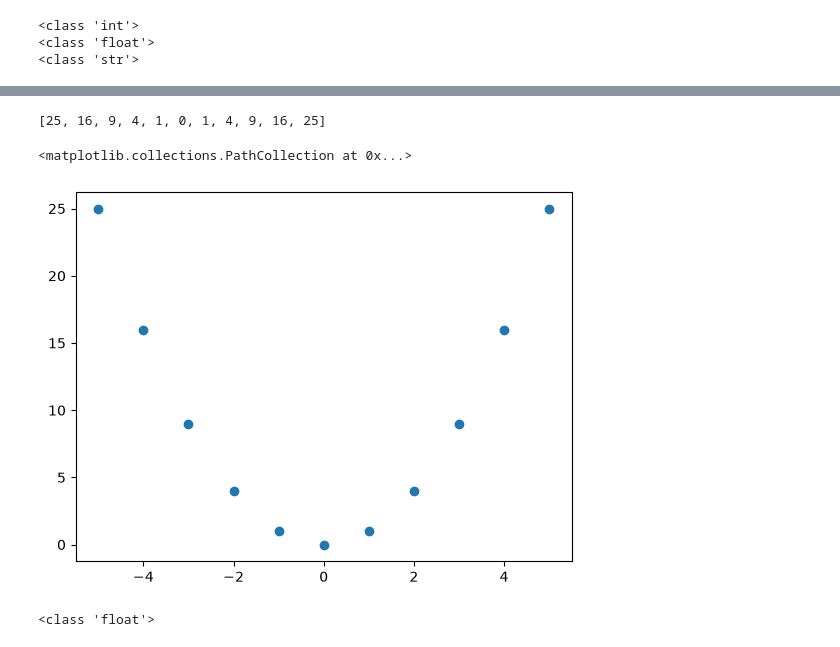
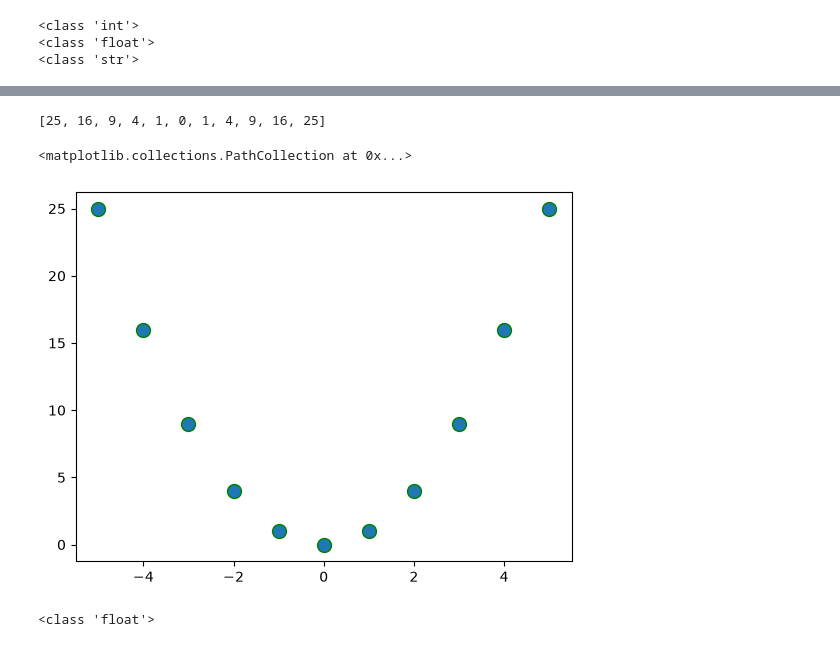
Before and after one commit to arghyadutta/intro-python-r, a Jupyter notebook: 1-basics.ipynb, the cells around one changed output, grey strips where cells are left out. Cells and saved outputs as stored; diff of their text form; code cells hidden in the pictures.

```diff
--- a/1-basics.ipynb
+++ b/1-basics.ipynb
@@ -156,24 +163,24 @@ Modified List: ['blueberry', 'banana', 'cherry']
 # %%
 # Example of how you can use a list!
 
 xvals = [-5, -4, -3, -2, -1, 0, 1, 2, 3, 4, 5]
 
 def parabola(x, m):
     return m * x**2
 
 y = []
 
 for x in xvals:
     y.append(parabola(x, 1))
 print(y)
 
 import matplotlib.pyplot as plt
 
-plt.scatter(xvals,y)
+plt.scatter(xvals,y, s=100, edgecolors='green')
 # %% [output]
 [25, 16, 9, 4, 1, 0, 1, 4, 9, 16, 25]
 <matplotlib.collections.PathCollection at 0x...>
-[figure, old version]
+[figure, new version]
 # %%
 # lists can contain heterogeneous data types
 
```
Also changed, not shown: parts of 4 cells of this notebook, 12 other files.
